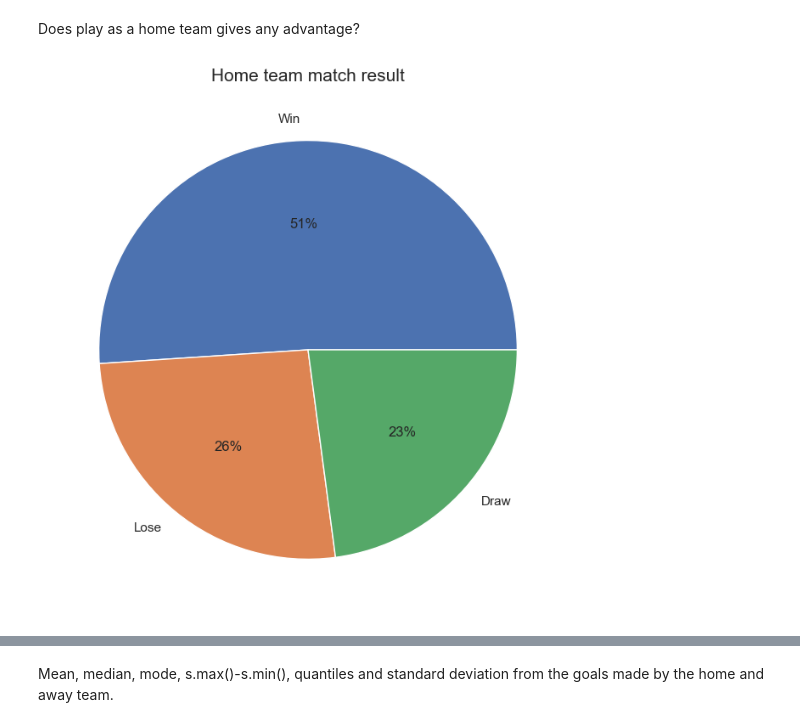
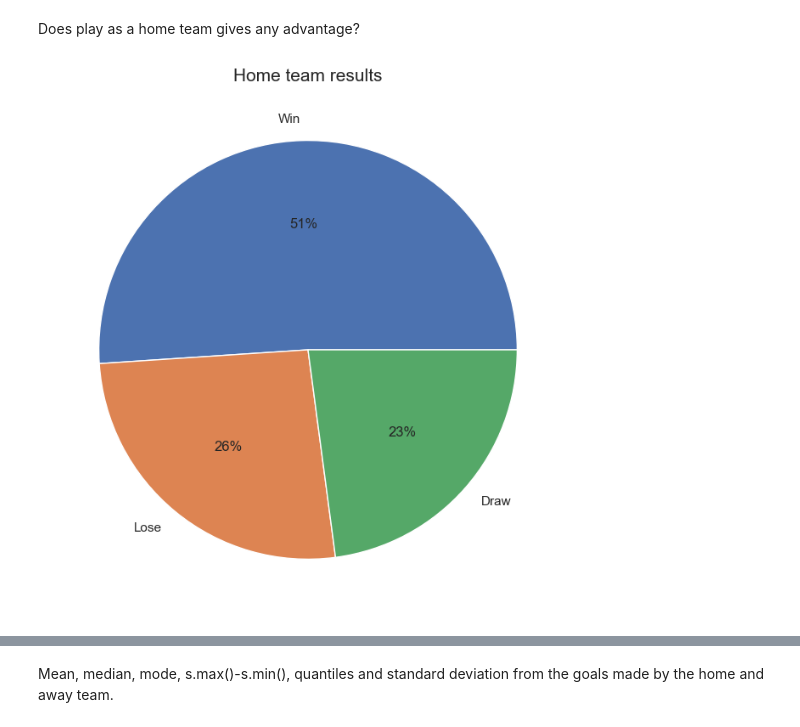
Before and after one commit to JavierCantoH/Fontys-DataScienceProject, a Jupyter notebook: ProjectWorldCupFinal.ipynb, the cells around one changed output, grey strips where cells are left out. Saved outputs shown, nothing was run; the diff lists cells and outputs as text; code cells hidden in the pictures.

```diff
--- a/ProjectWorldCupFinal.ipynb
+++ b/ProjectWorldCupFinal.ipynb
@@ -202,8 +200,8 @@ Does play as a home team gives any advantage?
 # %%
 home_team_advantage = df[df['neutral_location'] == False]['home_team_result'].value_counts(normalize = True)
 fig, axes = plt.subplots(1, 1, figsize=(8,8))
-ax =plt.pie(home_team_advantage  ,labels = ['Win', 'Lose', 'Draw'], autopct='%.0f%%')
-plt.title('Home team match result', fontsize = 15)
+ax = plt.pie(home_team_advantage  ,labels = ['Win', 'Lose', 'Draw'], autopct='%.0f%%')
+plt.title('Home team results', fontsize = 15)
 plt.show()
 # %% [output]
-[figure, old version]
+[figure, new version]
```
Also changed, not shown: parts of 53 cells of this notebook, 11 other files.
